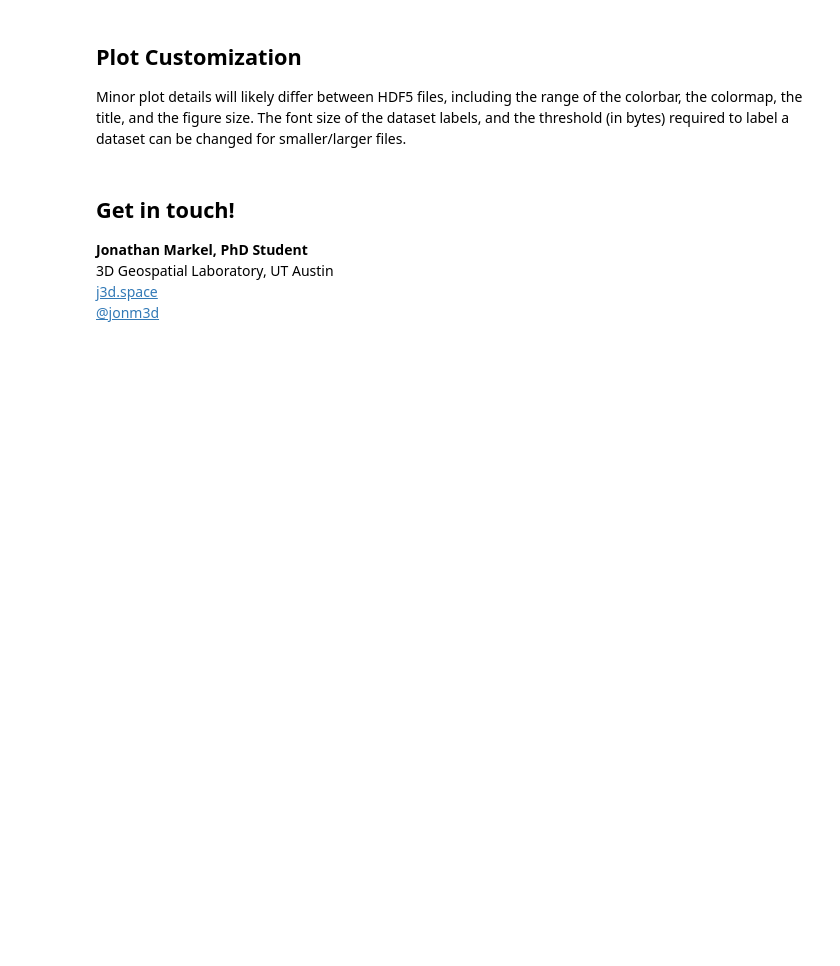
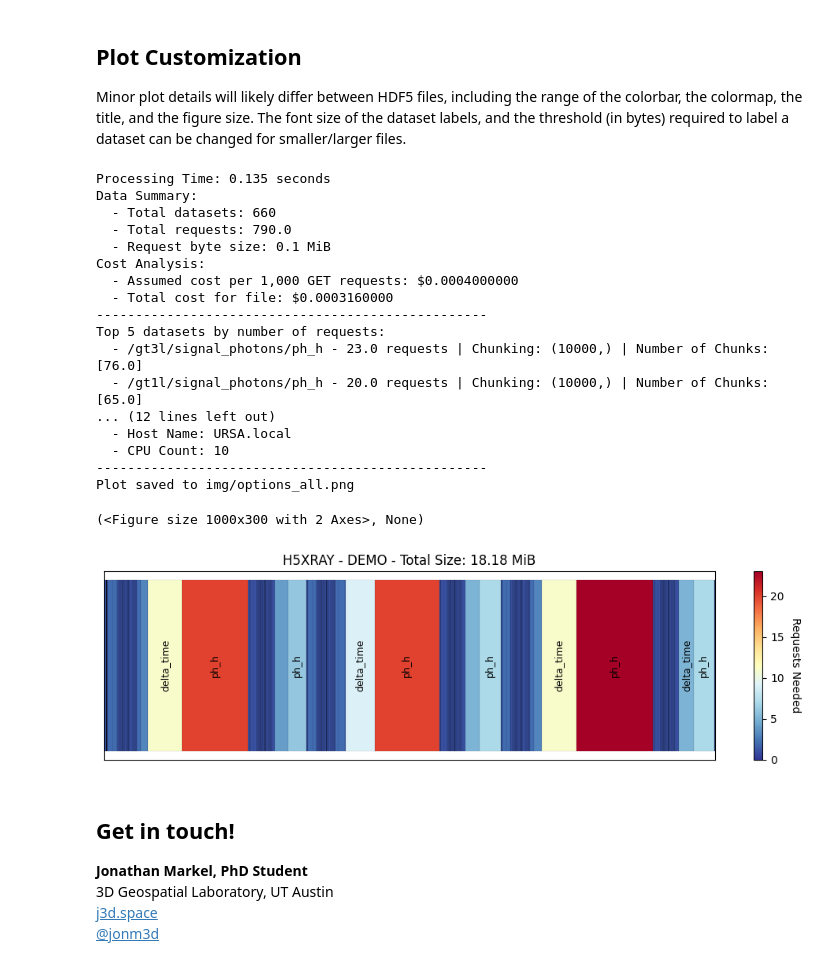
Before and after one commit to jonm3D/h5xray, a Jupyter notebook: examples/demo.ipynb, the cells around one changed output. Cells and saved outputs as stored; diff of their text form; code cells hidden in the pictures; blank space fills up the shorter version.

```diff
--- a/examples/demo.ipynb
+++ b/examples/demo.ipynb
@@ -146,16 +115,38 @@ output_file
 # %%
 # try changing these!
 plotting_options = {'debug':True, # whether to include the title, colormap, and labels
                     'cmap': plt.cm.RdYlBu_r,
                     'byte_threshold':10 * 1024**2, # datasets with more than this get labeled
                     'font_size':9, # font size for dataset labels
                     'figsize':(10, 3),
                     'max_requests': 20, # specify colormap range
                     'title':'DEMO',
-                    'output_file':output_file
+                    'output_file':'img/options_all.png'
                    }
 
-h5xray.analyze(input_file, report=True, plotting_options=plotting_options)
+h5xray.analyze(input_file,
+               request_byte_size=0.1*1024*1024, # 0.1 MB for small file visualizations
+               report=True, plotting_options=plotting_options)
+# %% [output]
+Processing Time: 0.135 seconds
+Data Summary:
+  - Total datasets: 660
+  - Total requests: 790.0
+  - Request byte size: 0.1 MiB
+Cost Analysis:
+  - Assumed cost per 1,000 GET requests: $0.0004000000
+  - Total cost for file: $0.0003160000
+--------------------------------------------------
+Top 5 datasets by number of requests:
+  - /gt3l/signal_photons/ph_h - 23.0 requests | Chunking: (10000,) | Number of Chunks: [76.0]
+  - /gt1l/signal_photons/ph_h - 20.0 requests | Chunking: (10000,) | Number of Chunks: [65.0]
+... (12 lines left out)
+  - Host Name: URSA.local
+  - CPU Count: 10
+--------------------------------------------------
+Plot saved to img/options_all.png
+(<Figure size 1000x300 with 2 Axes>, None)
+[figure, added]
 # %% [markdown]
 ## Get in touch!
 
```
Also changed, not shown: parts of 10 cells of this notebook, 3 other files.
